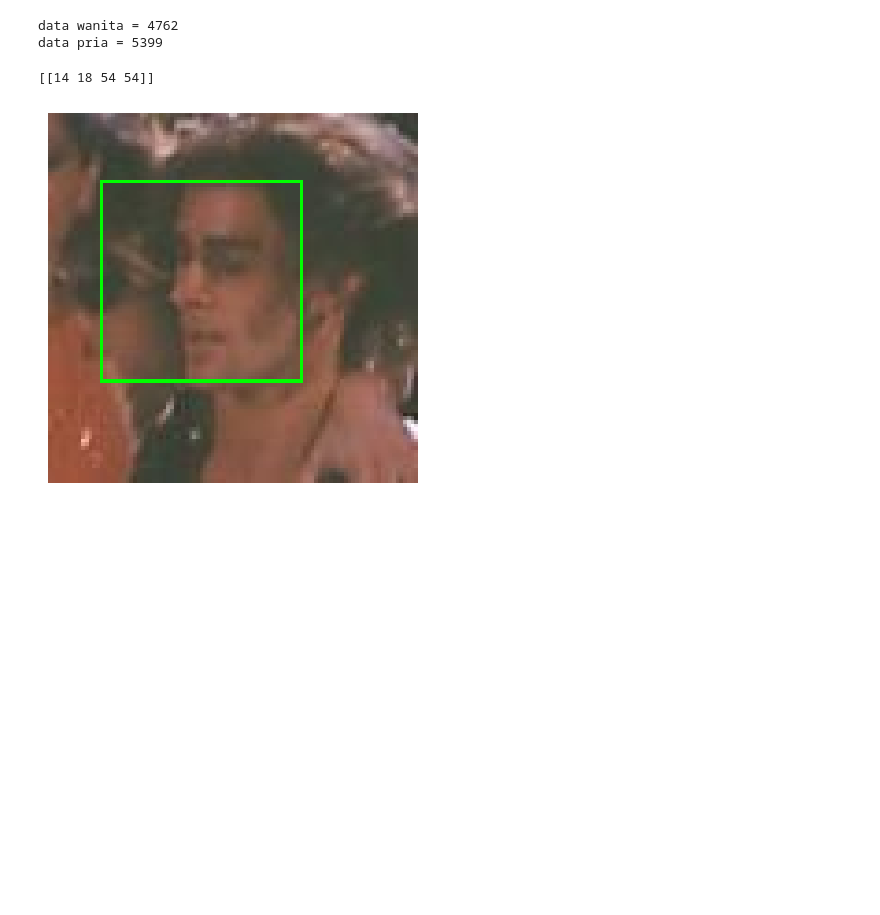
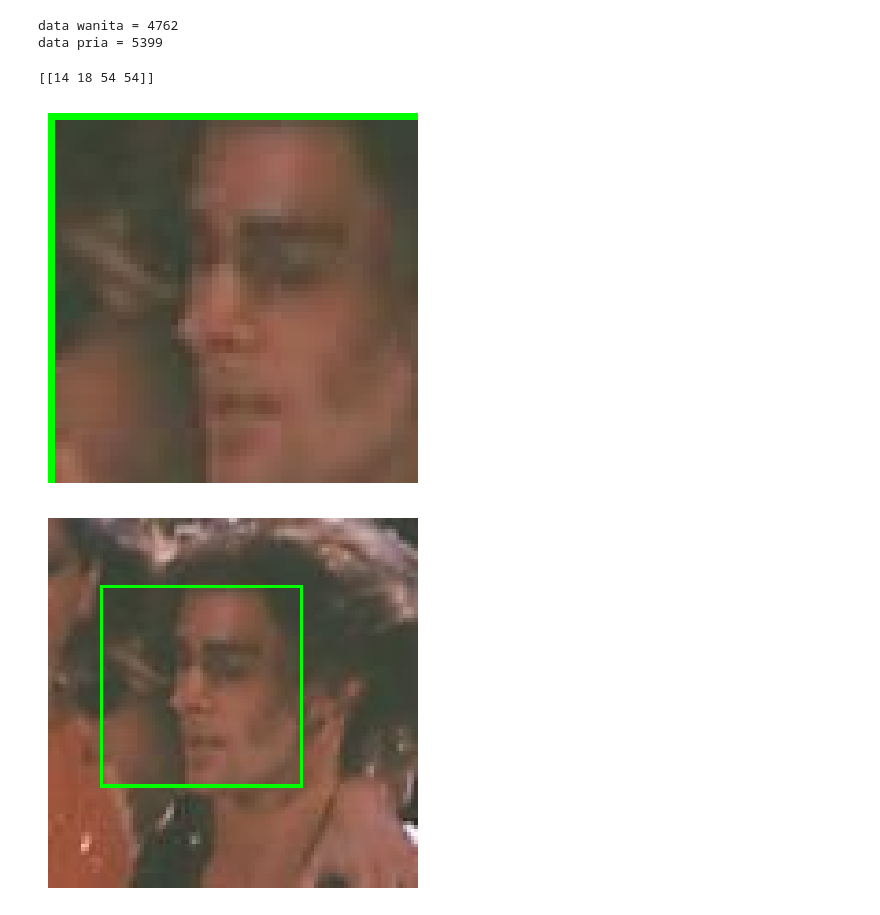
Before and after one commit to AndreasNugoho/face-reg, a Jupyter notebook: 2_Face_Reg_Scratch/01_crop_face.ipynb, the cells around one changed output. Saved outputs shown, nothing was run; the diff lists cells and outputs as text; code cells hidden in the pictures; blank space fills up the shorter version.

Commit message:
crop face

```diff
--- a/2_Face_Reg_Scratch/01_crop_face.ipynb
+++ b/2_Face_Reg_Scratch/01_crop_face.ipynb
@@ -17,21 +17,26 @@ data pria = 5399
 # %%
 ### step 1 Baca gambar dan convert to RGB
 img = cv2. imread(fpath[0]) #baca gambar
 img_rgb = cv2.cvtColor(img,cv2.COLOR_BGR2RGB) # convert BGR to RGB
 
 ### step 2 Cascade Classifier
 haar = cv2.CascadeClassifier('../model/haarcascade_frontalface_default.xml')
 gray = cv2.cvtColor(img_rgb,cv2.COLOR_BGR2RGB)
 face_lists = haar.detectMultiScale(gray,1.5,5)
 print(face_lists)
 for x,y,w,h in face_lists:
     cv2.rectangle(img_rgb,(x,y),(x+w,y+h),(0,255,0),1)
+    ### step 3 Crop Face
+    roi = img_rgb [y:y+h,x:x+w]
 
-### step 3 Crop Face
+    plt.imshow(roi)
+    plt.axis('off')
+    plt.show()
 
 ### step 4 Save Image
 # %% [output]
 [[14 18 54 54]]
+[figure, added]
 # %%
 plt.imshow(img_rgb)
 plt.axis('off')
```
